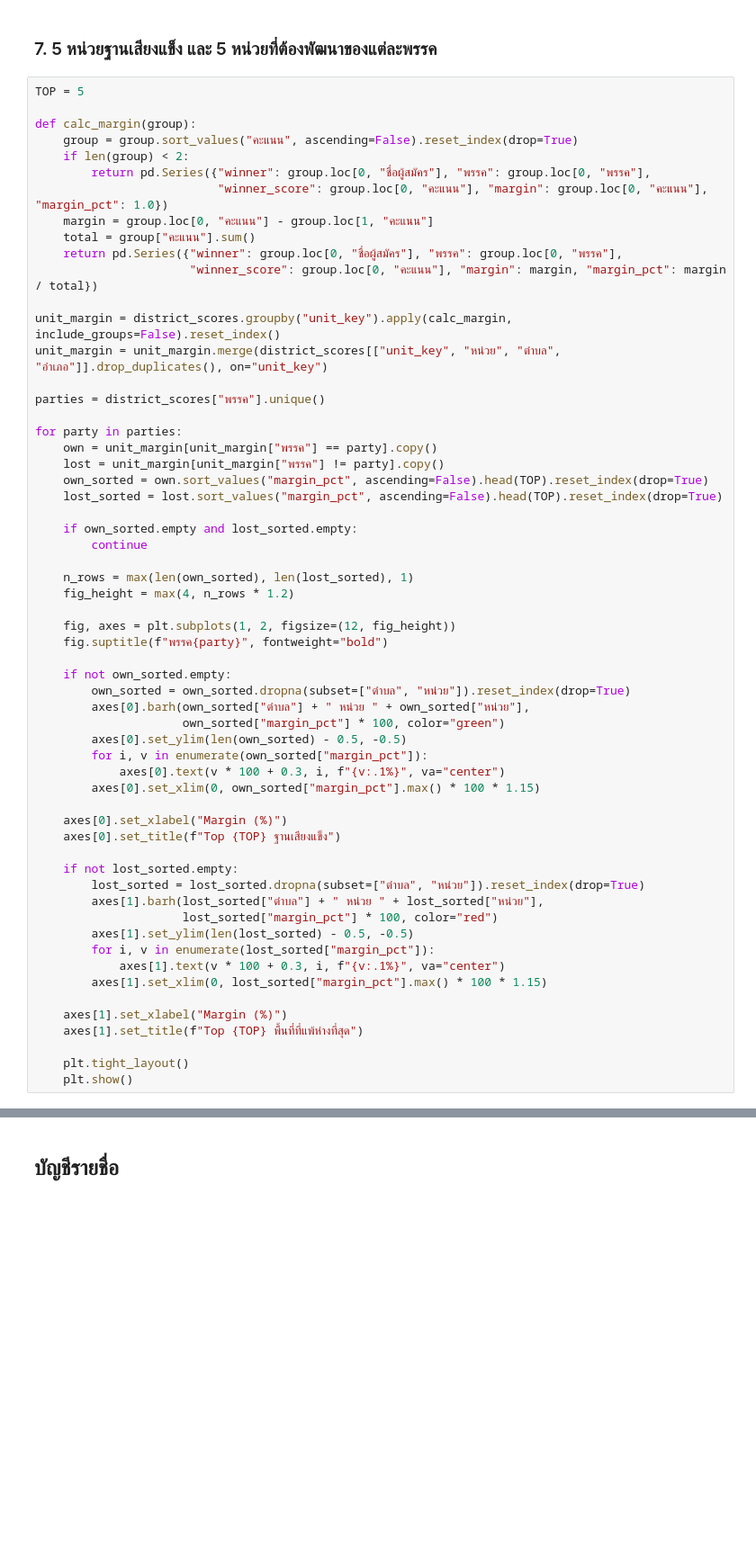
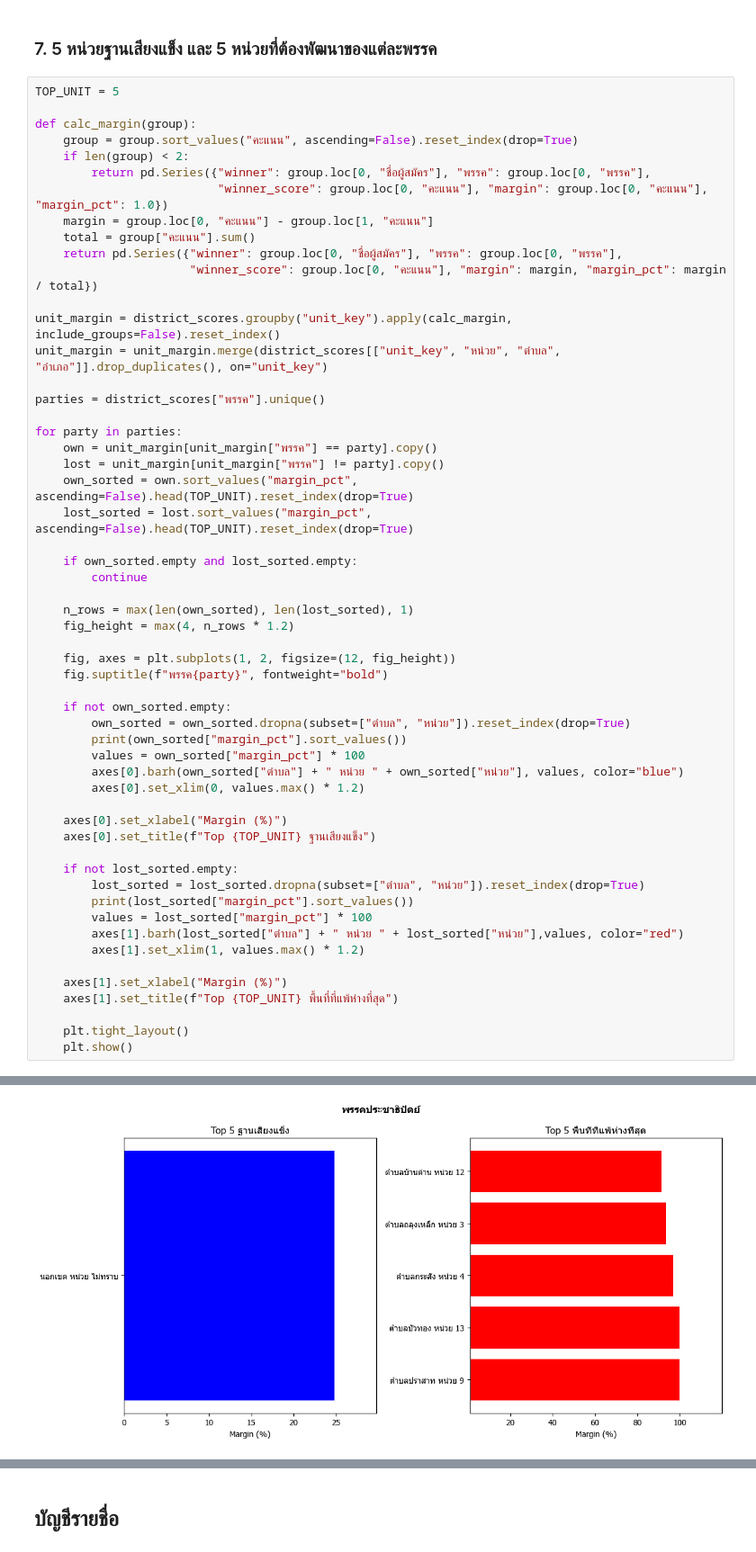
Before and after one commit to polar-bear-cu/dsde-buriram-1, a Jupyter notebook: 02_process.ipynb, the cells around one changed output, grey strips where cells are left out. Shown at 90% size. Saved outputs shown, nothing was run; the diff lists cells and outputs as text; blank space fills up the shorter version.

```diff
--- a/02_process.ipynb
+++ b/02_process.ipynb
@@ -220,7 +340,7 @@ plt.show()
 # %% [markdown]
 ### 7. 5 หน่วยฐานเสียงแข็ง และ 5 หน่วยที่ต้องพัฒนาของแต่ละพรรค
 # %%
-TOP = 5
+TOP_UNIT = 5
 
 def calc_margin(group):
     group = group.sort_values("คะแนน", ascending=False).reset_index(drop=True)
@@ -240,8 +360,8 @@ parties = district_scores["พรรค"].unique()
 for party in parties:
     own = unit_margin[unit_margin["พรรค"] == party].copy()
     lost = unit_margin[unit_margin["พรรค"] != party].copy()
-    own_sorted = own.sort_values("margin_pct", ascending=False).head(TOP).reset_index(drop=True)
-    lost_sorted = lost.sort_values("margin_pct", ascending=False).head(TOP).reset_index(drop=True)
+    own_sorted = own.sort_values("margin_pct", ascending=False).head(TOP_UNIT).reset_index(drop=True)
+    lost_sorted = lost.sort_values("margin_pct", ascending=False).head(TOP_UNIT).reset_index(drop=True)
 
     if own_sorted.empty and lost_sorted.empty:
         continue
@@ -254,27 +374,24 @@ for party in parties:
 
     if not own_sorted.empty:
         own_sorted = own_sorted.dropna(subset=["ตำบล", "หน่วย"]).reset_index(drop=True)
-        axes[0].barh(own_sorted["ตำบล"] + " หน่วย " + own_sorted["หน่วย"],
-                     own_sorted["margin_pct"] * 100, color="green")
-        axes[0].set_ylim(len(own_sorted) - 0.5, -0.5)
-        for i, v in enumerate(own_sorted["margin_pct"]):
-            axes[0].text(v * 100 + 0.3, i, f"{v:.1%}", va="center")
-        axes[0].set_xlim(0, own_sorted["margin_pct"].max() * 100 * 1.15)
+        print(own_sorted["margin_pct"].sort_values())
+        values = own_sorted["margin_pct"] * 100
+        axes[0].barh(own_sorted["ตำบล"] + " หน่วย " + own_sorted["หน่วย"], values, color="blue")
+        axes[0].set_xlim(0, values.max() * 1.2)
 
     axes[0].set_xlabel("Margin (%)")
-    axes[0].set_title(f"Top {TOP} ฐานเสียงแข็ง")
+    axes[0].set_title(f"Top {TOP_UNIT} ฐานเสียงแข็ง")
 
     if not lost_sorted.empty:
         lost_sorted = lost_sorted.dropna(subset=["ตำบล", "หน่วย"]).reset_index(drop=True)
-        axes[1].barh(lost_sorted["ตำบล"] + " หน่วย " + lost_sorted["หน่วย"],
-                     lost_sorted["margin_pct"] * 100, color="red")
-        axes[1].set_ylim(len(lost_sorted) - 0.5, -0.5)
-        for i, v in enumerate(lost_sorted["margin_pct"]):
-            axes[1].text(v * 100 + 0.3, i, f"{v:.1%}", va="center")
-        axes[1].set_xlim(0, lost_sorted["margin_pct"].max() * 100 * 1.15)
+        print(lost_sorted["margin_pct"].sort_values())
+        values = lost_sorted["margin_pct"] * 100
+        axes[1].barh(lost_sorted["ตำบล"] + " หน่วย " + lost_sorted["หน่วย"],values, color="red")
+        axes[1].set_xlim(1, values.max() * 1.2)
 
     axes[1].set_xlabel("Margin (%)")
-    axes[1].set_title(f"Top {TOP} พื้นที่ที่แพ้ห่างที่สุด")
+    axes[1].set_title(f"Top {TOP_UNIT} พื้นที่ที่แพ้ห่างที่สุด")
 
     plt.tight_layout()
     plt.show()
+# %% [output]
@@ -280,0 +406 @@ for party in parties:
+[figure, added]
```
Also changed, not shown: parts of 34 cells of this notebook.
